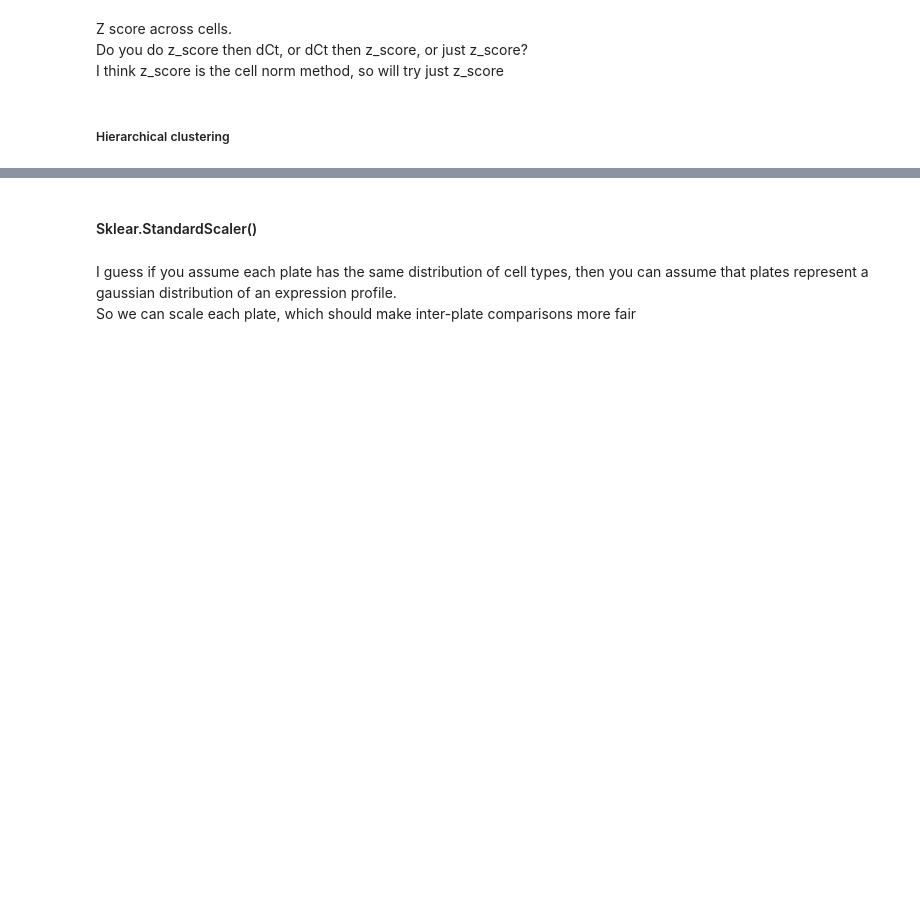
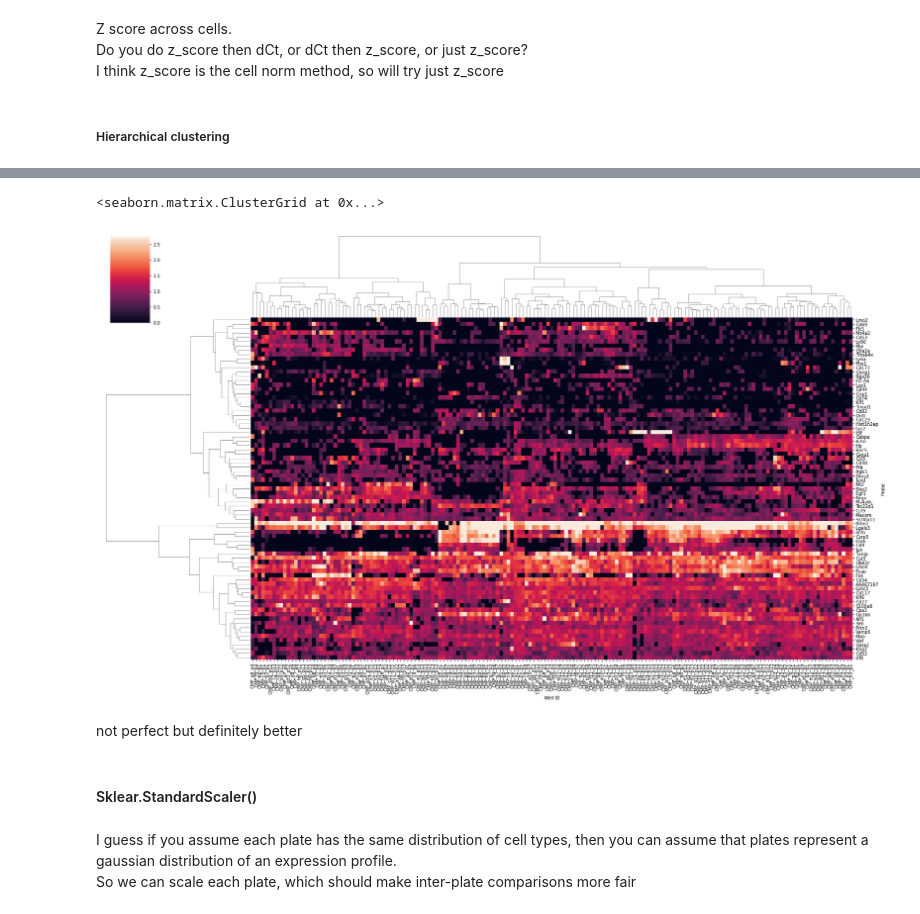
Before and after one commit to efheuston/msAggr_scRNASeq, a Jupyter notebook: IndexSorted_CMP.ipynb, the cells around one changed output, grey strips where cells are left out. Drawn from its saved outputs; the diff is of its cells as text; code cells hidden in the pictures; blank space fills up the shorter version.

```diff
--- a/IndexSorted_CMP.ipynb
+++ b/IndexSorted_CMP.ipynb
@@ -434,3 +513,13 @@ sns.clustermap(rna_zscore, figsize=(25,15), method = 'average', robust = True, x
+# %%
+rna_zscore_lim = rna_zscore.copy()
+rna_zscore_lim = rna_zscore_lim.drop(['Shisa5', 'Eef2', 'H2-Ab1', 'Ctsg'], axis = 0)
+# %%
+sns.clustermap(rna_zscore_lim, figsize=(25,15), method = 'ward', robust = True, xticklabels = True, yticklabels = True, vmin = 0)
+# %% [output]
+<seaborn.matrix.ClusterGrid at 0x...>
+[figure, added]
+# %% [markdown]
+not perfect but definitely better
 # %% [markdown]
 #### Sklear.StandardScaler()
 # %% [markdown]
```
Also changed, not shown: parts of 59 cells of this notebook.
